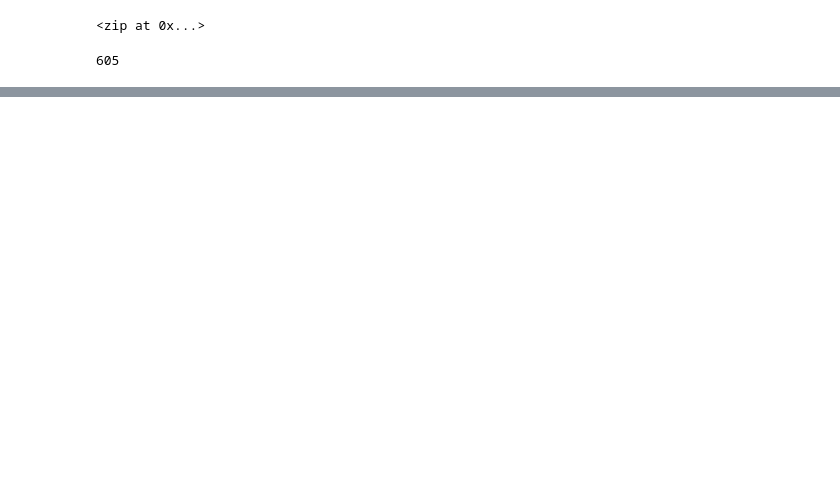
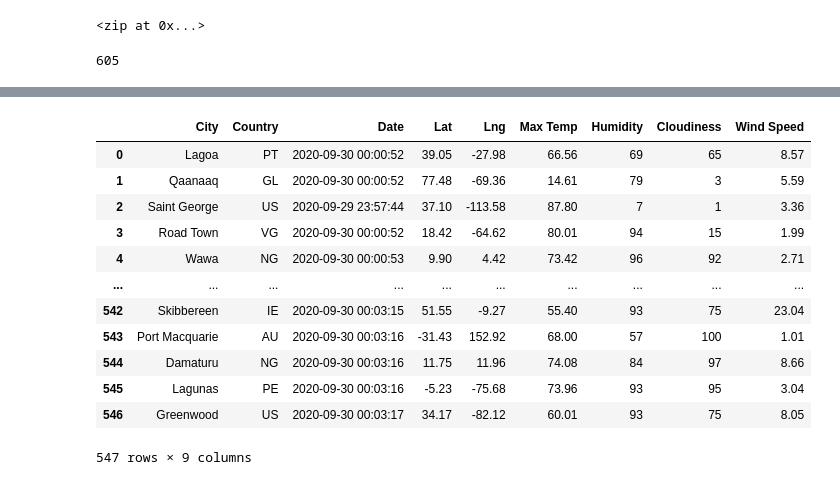
Before and after one commit to Elewekeadanma/World_Weather_Analysis, a Jupyter notebook: WeatherPy.ipynb, the cells around one changed output, grey strips where cells are left out. Cells and saved outputs as stored; diff of their text form; code cells hidden in the pictures; blank space fills up the shorter version.

Commit message:
Date Retrieval Complete

```diff
--- a/WeatherPy.ipynb
+++ b/WeatherPy.ipynb
@@ -32,0 +39,3 @@ len(cities)
+# %%
+# Starting URL for Weather Map API Call.
+url = "http://api.openweathermap.org/data/2.5/weather?units=Imperial&APPID=" + weather_api_key
@@ -32,0 +124,4 @@ len(cities)
+# %%
+# Convert the array of dictionaries to a Pandas DataFrame.
+city_data_df = pd.DataFrame(city_data)
+city_data_df.head(10)
@@ -32,0 +140,20 @@ len(cities)
+# %%
+#Reordering the columns
+new_column_order =["City", "Country", "Date","Lat","Lng","Max Temp","Humidity", "Cloudiness","Wind Speed"]
+# %%
+city_data_df = city_data_df[new_column_order]
+city_data_df
+# %% [output]
+|  | City | Country | Date | Lat | Lng | Max Temp | Humidity | Cloudiness | Wind Speed |
+| 0 | Lagoa | PT | 2020-09-30 00:00:52 | 39.05 | -27.98 | 66.56 | 69 | 65 | 8.57 |
+| 1 | Qaanaaq | GL | 2020-09-30 00:00:52 | 77.48 | -69.36 | 14.61 | 79 | 3 | 5.59 |
+| 2 | Saint George | US | 2020-09-29 23:57:44 | 37.10 | -113.58 | 87.80 | 7 | 1 | 3.36 |
+| 3 | Road Town | VG | 2020-09-30 00:00:52 | 18.42 | -64.62 | 80.01 | 94 | 15 | 1.99 |
+| 4 | Wawa | NG | 2020-09-30 00:00:53 | 9.90 | 4.42 | 73.42 | 96 | 92 | 2.71 |
+| ... | ... | ... | ... | ... | ... | ... | ... | ... | ... |
+| 542 | Skibbereen | IE | 2020-09-30 00:03:15 | 51.55 | -9.27 | 55.40 | 93 | 75 | 23.04 |
+| 543 | Port Macquarie | AU | 2020-09-30 00:03:16 | -31.43 | 152.92 | 68.00 | 57 | 100 | 1.01 |
+| 544 | Damaturu | NG | 2020-09-30 00:03:16 | 11.75 | 11.96 | 74.08 | 84 | 97 | 8.66 |
+| 545 | Lagunas | PE | 2020-09-30 00:03:16 | -5.23 | -75.68 | 73.96 | 93 | 95 | 3.04 |
+| 546 | Greenwood | US | 2020-09-30 00:03:17 | 34.17 | -82.12 | 60.01 | 93 | 75 | 8.05 |
+547 rows × 9 columns
```
Also changed, not shown: parts of 6 cells of this notebook.
